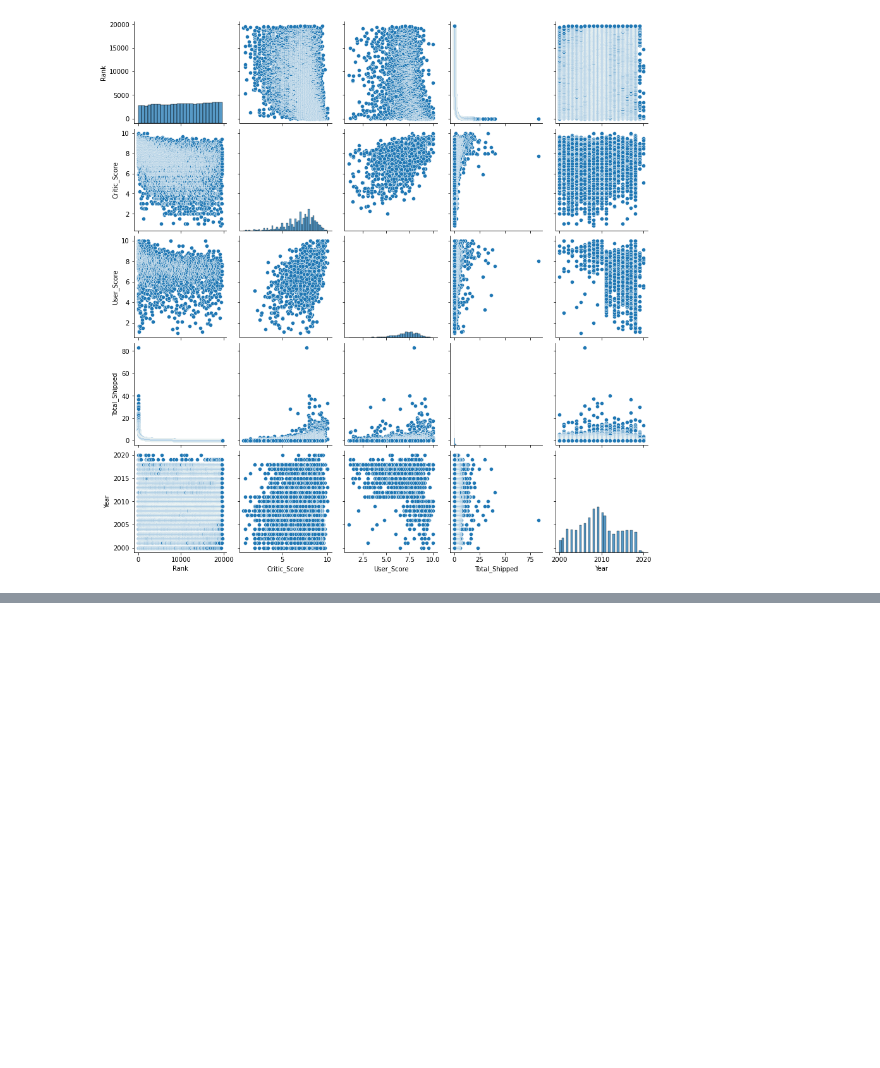
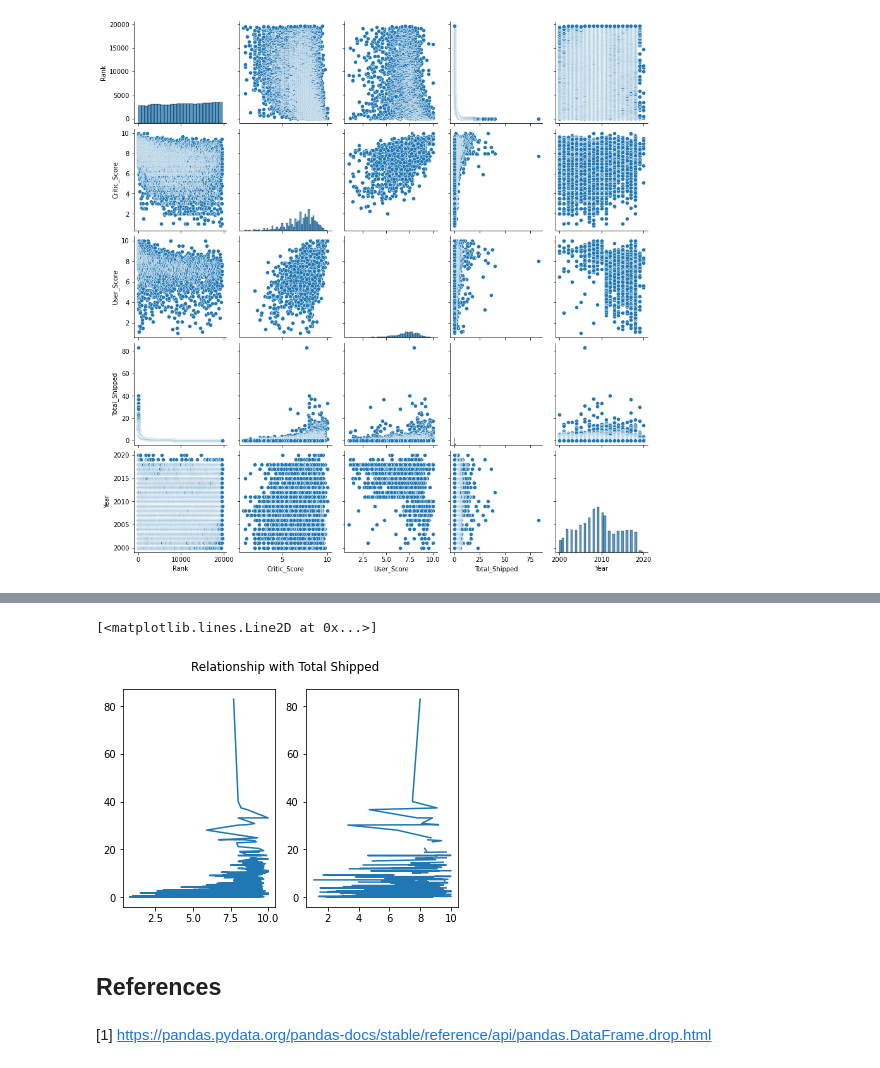
Before and after one commit to MegTully/Programming-For-DA-Project, a Jupyter notebook: Video game data.ipynb, the cells around one changed output, grey strips where cells are left out. Cells and saved outputs as stored; diff of their text form; code cells hidden in the pictures; blank space fills up the shorter version.

Commit message:
Started looking at analysing relationships

```diff
--- a/Video game data.ipynb
+++ b/Video game data.ipynb
@@ -103,0 +134,18 @@ sns.pairplot(dataset)
+# %%
+x= dataset['Critic_Score']
+y= dataset['Total_Shipped']
+x1=dataset['User_Score']
+y1= dataset['Total_Shipped']
+x2=dataset['Year']
+y2= dataset['Total_Shipped']
+fig, (ax1, ax2) = plt.subplots(1, 2)
+fig.suptitle('Relationship with Total Shipped')
+ax1.plot(x, y)
+ax2.plot(x1, y1)
+# %% [output]
+[<matplotlib.lines.Line2D at 0x...>]
+[figure, added]
+# %% [markdown]
+## References
+# %% [markdown]
+[1] https://pandas.pydata.org/pandas-docs/stable/reference/api/pandas.DataFrame.drop.html
```
Also changed, not shown: parts of 5 cells of this notebook.
